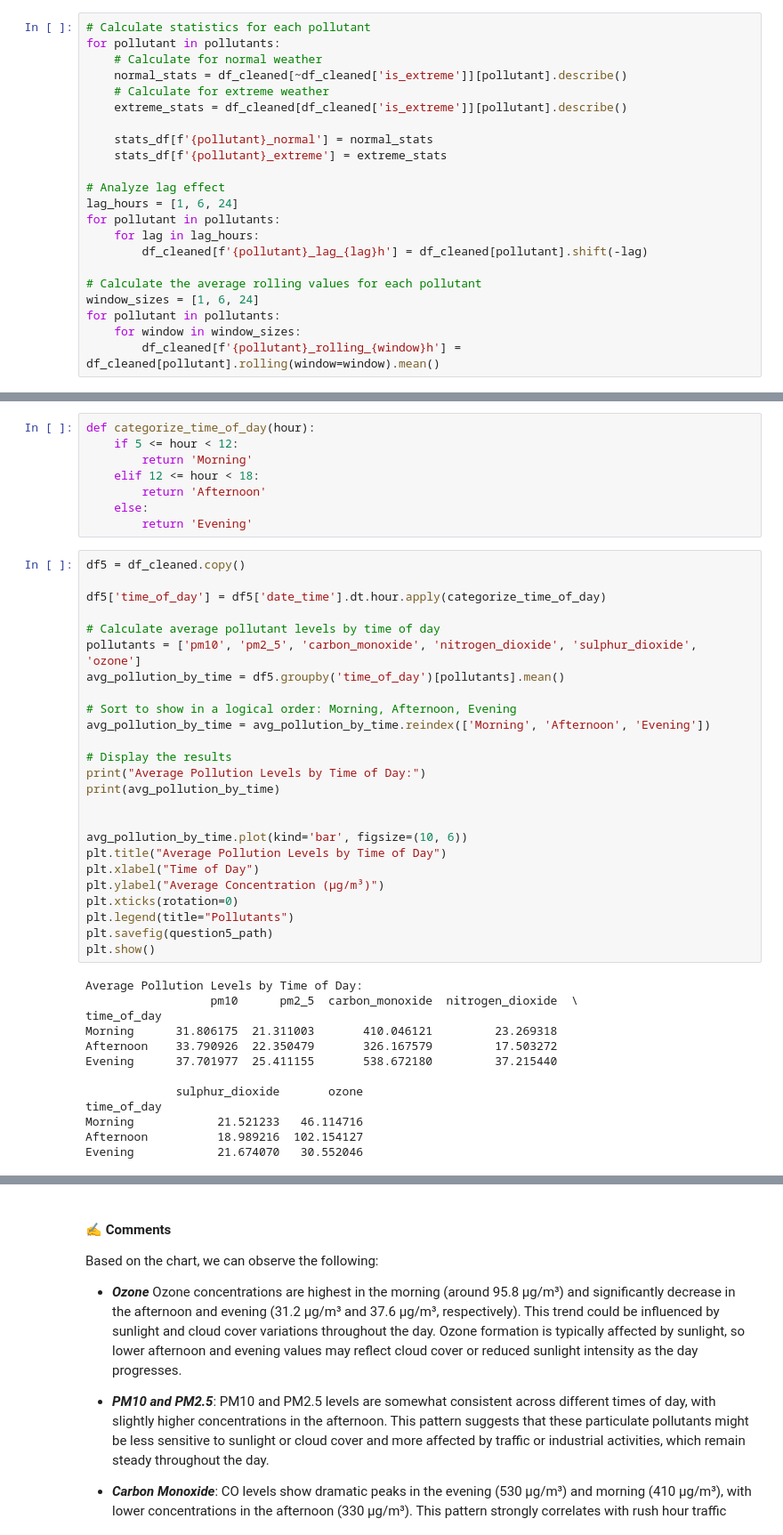
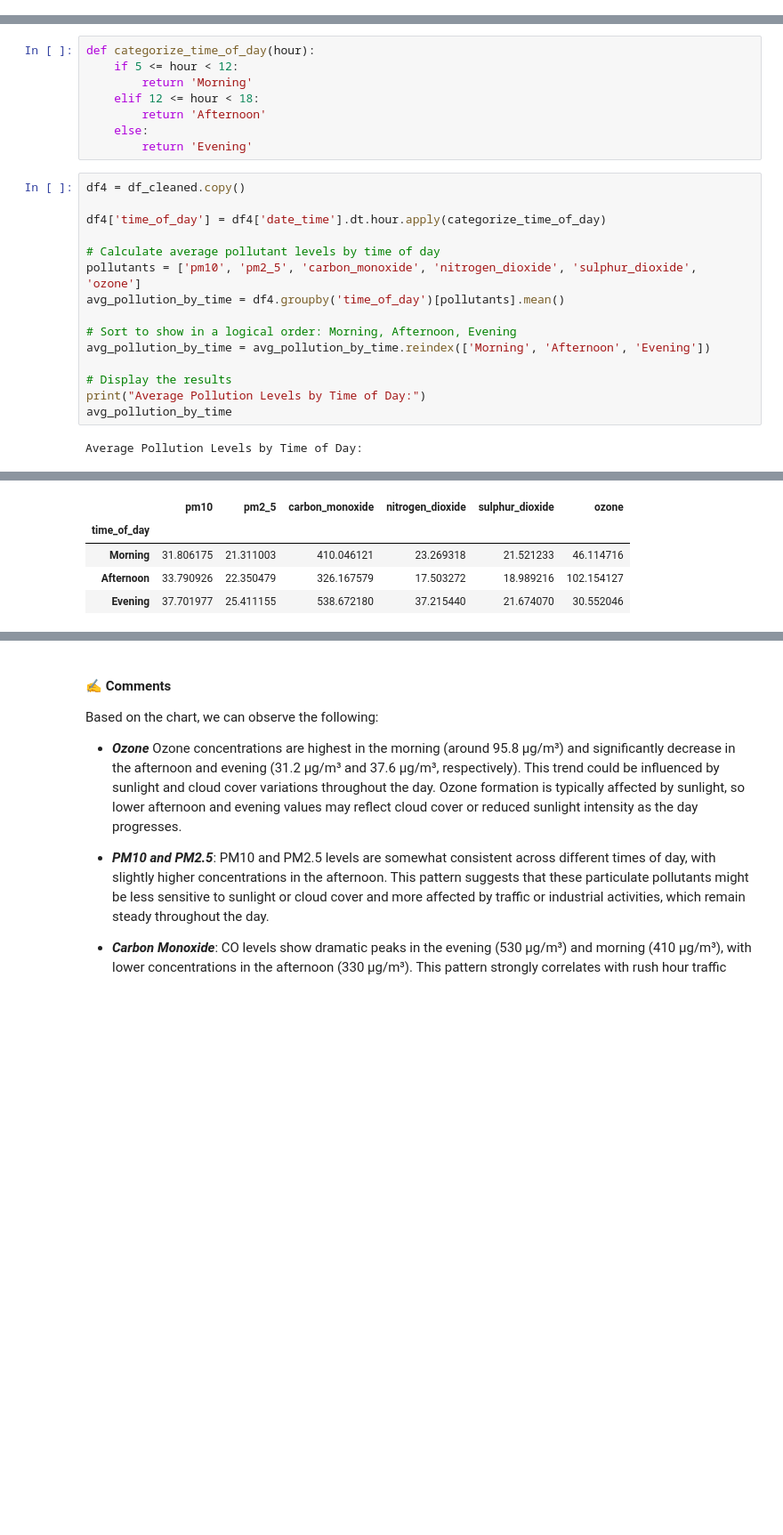
Before and after one commit to mtue04/HCMC-WAQ-Analysis, a Jupyter notebook: notebooks/3.2 - questioning.ipynb, the cells around one changed output, grey strips where cells are left out. Shown at 89% size. Cells and saved outputs as stored; diff of their text form; blank space fills up the shorter version.

```diff
--- a/notebooks/3.2 - questioning.ipynb
+++ b/notebooks/3.2 - questioning.ipynb
@@ -149,22 +129,0 @@ stats_df = pd.DataFrame()
-# %%
-# Calculate statistics for each pollutant
-for pollutant in pollutants:
-    # Calculate for normal weather
-    normal_stats = df_cleaned[~df_cleaned['is_extreme']][pollutant].describe()
-    # Calculate for extreme weather
-    extreme_stats = df_cleaned[df_cleaned['is_extreme']][pollutant].describe()
-
-    stats_df[f'{pollutant}_normal'] = normal_stats
-    stats_df[f'{pollutant}_extreme'] = extreme_stats
-
-# Analyze lag effect
-lag_hours = [1, 6, 24]
-for pollutant in pollutants:
-    for lag in lag_hours:
-        df_cleaned[f'{pollutant}_lag_{lag}h'] = df_cleaned[pollutant].shift(-lag)
-
-# Calculate the average rolling values for each pollutant
-window_sizes = [1, 6, 24]
-for pollutant in pollutants:
-    for window in window_sizes:
-        df_cleaned[f'{pollutant}_rolling_{window}h'] = df_cleaned[pollutant].rolling(window=window).mean()
@@ -482,40 +375,19 @@ def categorize_time_of_day(hour):
     else:
         return 'Evening'
 # %%
-df5 = df_cleaned.copy()
+df4 = df_cleaned.copy()
 
-df5['time_of_day'] = df5['date_time'].dt.hour.apply(categorize_time_of_day)
+df4['time_of_day'] = df4['date_time'].dt.hour.apply(categorize_time_of_day)
 
 # Calculate average pollutant levels by time of day
 pollutants = ['pm10', 'pm2_5', 'carbon_monoxide', 'nitrogen_dioxide', 'sulphur_dioxide', 'ozone']
-avg_pollution_by_time = df5.groupby('time_of_day')[pollutants].mean()
+avg_pollution_by_time = df4.groupby('time_of_day')[pollutants].mean()
 
 # Sort to show in a logical order: Morning, Afternoon, Evening
 avg_pollution_by_time = avg_pollution_by_time.reindex(['Morning', 'Afternoon', 'Evening'])
 
 # Display the results
 print("Average Pollution Levels by Time of Day:")
-print(avg_pollution_by_time)
-
-
-avg_pollution_by_time.plot(kind='bar', figsize=(10, 6))
-plt.title("Average Pollution Levels by Time of Day")
-plt.xlabel("Time of Day")
-plt.ylabel("Average Concentration (µg/m³)")
-plt.xticks(rotation=0)
-plt.legend(title="Pollutants")
-plt.savefig(question5_path)
-plt.show()
+avg_pollution_by_time
 # %% [output]
 Average Pollution Levels by Time of Day:
-                  pm10      pm2_5  carbon_monoxide  nitrogen_dioxide  \
-time_of_day
-Morning      31.806175  21.311003       410.046121         23.269318
-Afternoon    33.790926  22.350479       326.167579         17.503272
-Evening      37.701977  25.411155       538.672180         37.215440
-
-             sulphur_dioxide       ozone
-time_of_day
-Morning            21.521233   46.114716
-Afternoon          18.989216  102.154127
-Evening            21.674070   30.552046
@@ -522,0 +394,5 @@ Evening            21.674070   30.552046
+|  | pm10 | pm2_5 | carbon_monoxide | nitrogen_dioxide | sulphur_dioxide | ozone |
+| time_of_day |  |  |  |  |  |  |
+| Morning | 31.806175 | 21.311003 | 410.046121 | 23.269318 | 21.521233 | 46.114716 |
+| Afternoon | 33.790926 | 22.350479 | 326.167579 | 17.503272 | 18.989216 | 102.154127 |
+| Evening | 37.701977 | 25.411155 | 538.672180 | 37.215440 | 21.674070 | 30.552046 |
```
Also changed, not shown: parts of 28 cells of this notebook, 8 other files.
